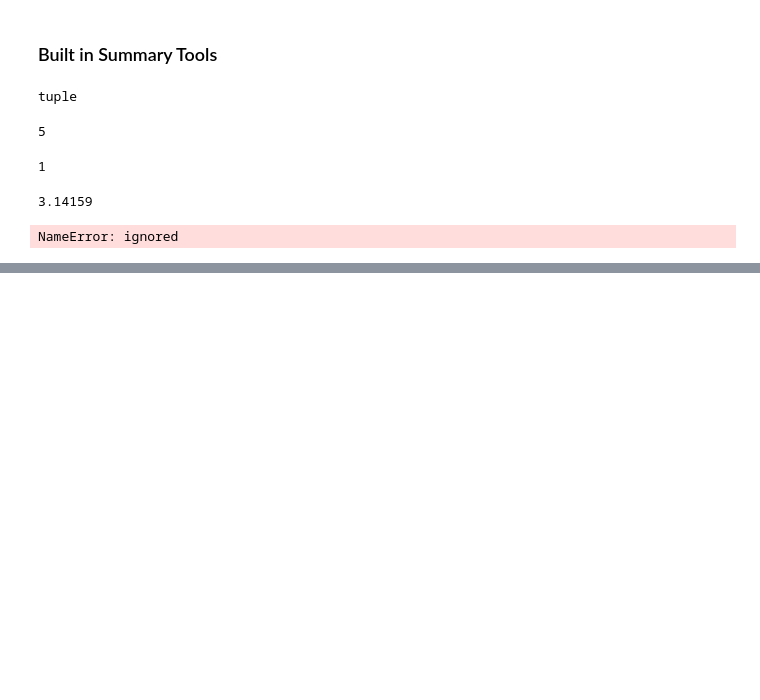
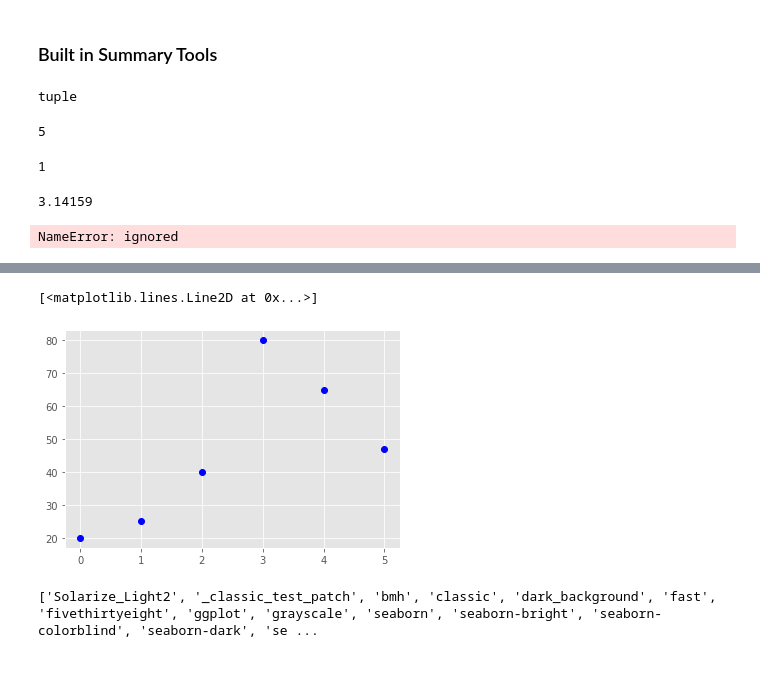
Before and after one commit to Dudleym20/praccomp_2022, a Jupyter notebook: Praccomp2022.ipynb, the cells around one changed output, grey strips where cells are left out. Drawn from its saved outputs; the diff is of its cells as text; code cells hidden in the pictures; blank space fills up the shorter version.

```diff
--- a/Praccomp2022.ipynb
+++ b/Praccomp2022.ipynb
@@ -175,0 +514,5 @@ NameError: ignored
+# %%
+plt.plot(time,response, 'bo')
+# %% [output]
+[<matplotlib.lines.Line2D at 0x...>]
+[figure, added]
@@ -175,0 +531,6 @@ NameError: ignored
+# %%
+print(plt.style.available)
+# %% [output]
+['Solarize_Light2', '_classic_test_patch', 'bmh', 'classic', 'dark_background', 'fast', 'fivethirtyeight', 'ggplot', 'grayscale', 'seaborn', 'seaborn-bright', 'seaborn-colorblind', 'seaborn-dark', 'se ...
+# %% [markdown]
+####
```
Also changed, not shown: parts of 43 cells of this notebook.
